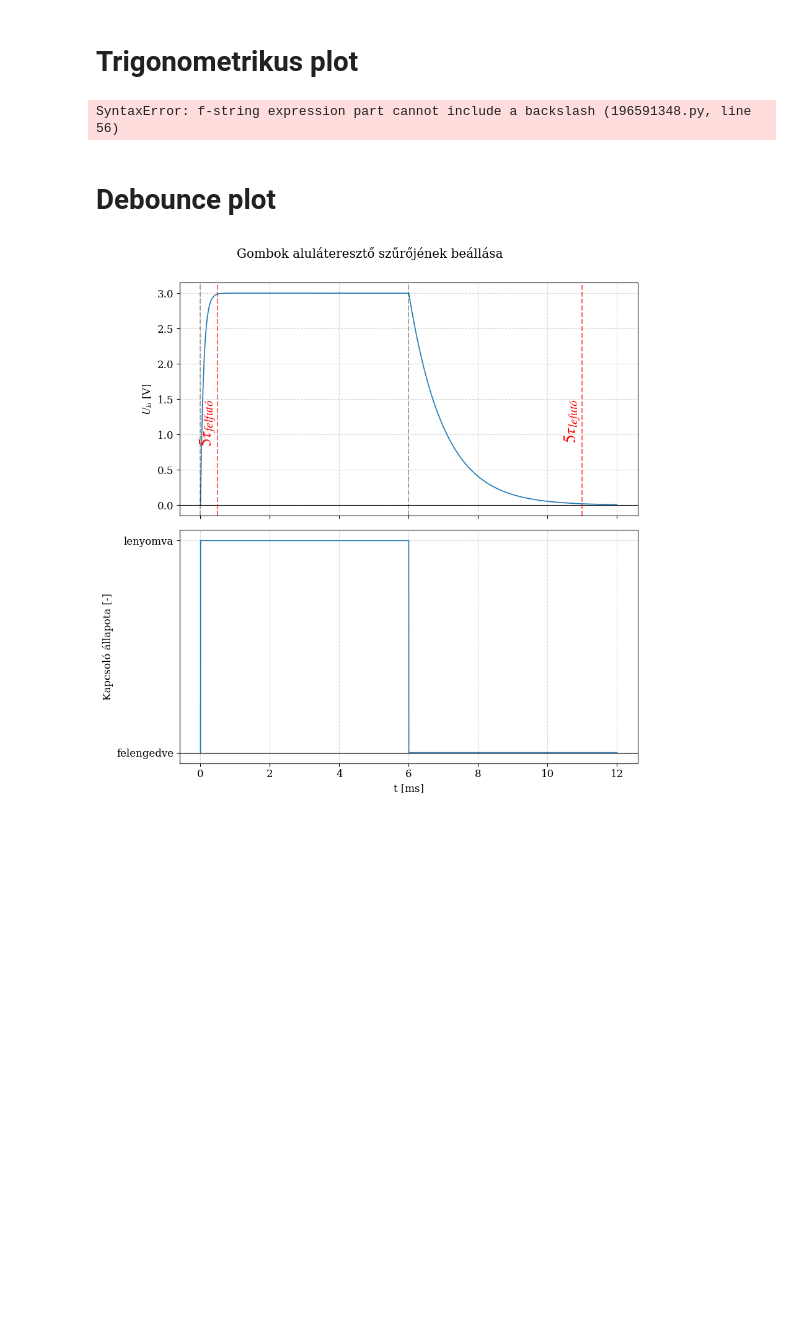
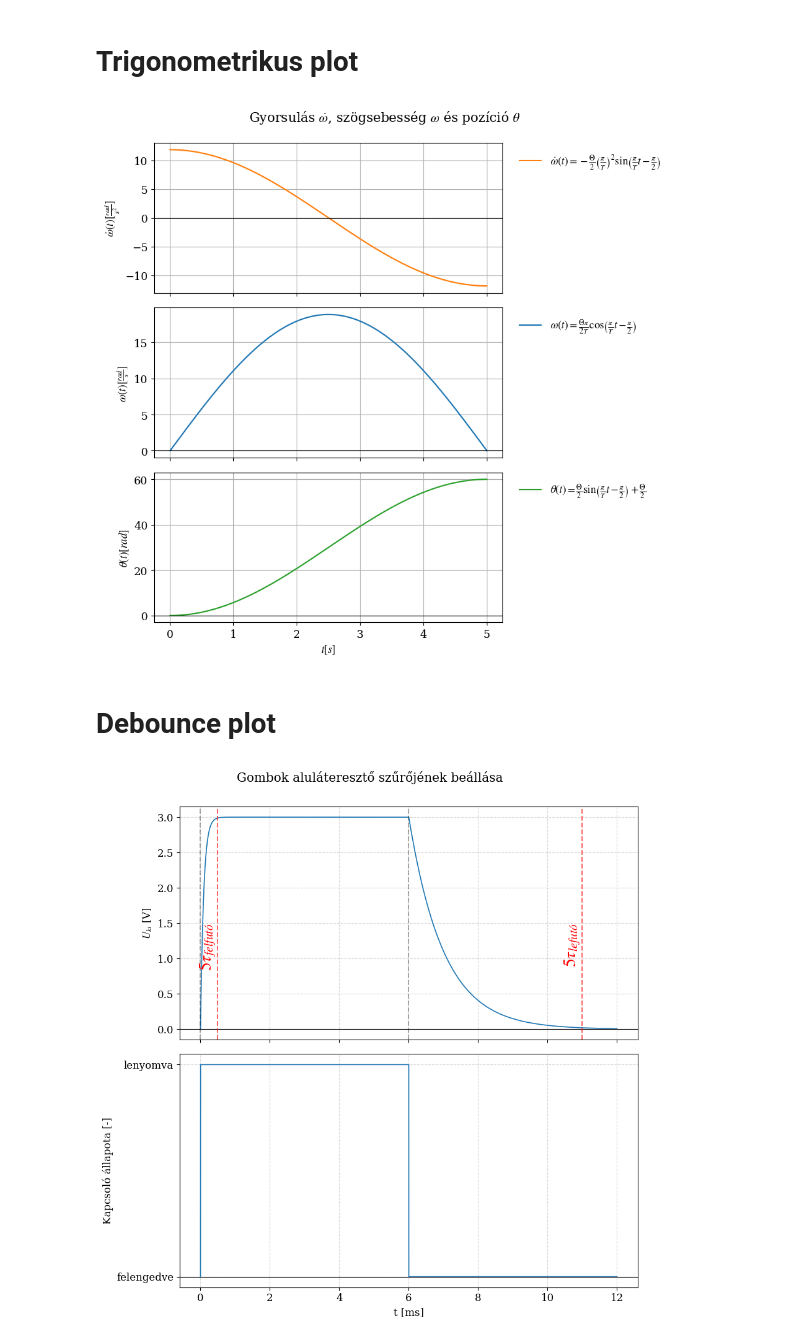
Before and after one commit to SAndras01/Masters-thesis, a Jupyter notebook: python/Figures/plots.ipynb, the cells around one changed output. Drawn from its saved outputs; the diff is of its cells as text; code cells hidden in the pictures; blank space fills up the shorter version.

```diff
--- a/python/Figures/plots.ipynb
+++ b/python/Figures/plots.ipynb
@@ -29,38 +29,38 @@ omega_dot = - (Theta / 2.0) * (np.pi / T)**2 * np.sin((np.pi / T) * t - np.pi /
 
 # Create 3 vertical subplots: top=omega, middle=omega_dot, bottom=theta
 fig, axs = plt.subplots(3, 1, sharex=True, figsize=(9, 9))
 ax_omega_dot, ax_omega, ax_theta = axs
 
 ax_omega_dot.plot(t, omega_dot, color='C1', label=r'$\dot{\omega}(t)=-\frac{\Theta}{2}\left(\frac{\pi}{T}\right)^2\sin\!\left(\frac{\pi}{T}t-\frac{\pi}{2}\right)$')
-ax_omega_dot.set_ylabel(r'$\dot{\omega}(t)$')
+ax_omega_dot.set_ylabel(r'$\dot{\omega}(t) [\frac{rad}{s^2}]$')
 ax_omega_dot.legend(loc='upper right', frameon=False)
 ax_omega_dot.grid(True)
 
 ax_omega.plot(t, omega, color='C0', label=r'$\omega(t)=\frac{\Theta\pi}{2T}\cos\!\left(\frac{\pi}{T}t-\frac{\pi}{2}\right)$')
-ax_omega.set_ylabel(r'$\omega(t)$')
+ax_omega.set_ylabel(r'$\omega(t) [\frac{rad}{s}]$')
 ax_omega.legend(loc='upper right', frameon=False)
 ax_omega.grid(True)
 
 ax_theta.plot(t, theta, color='C2', label=r'$\theta(t)=\frac{\Theta}{2}\sin\!\left(\frac{\pi}{T}t-\frac{\pi}{2}\right)+\frac{\Theta}{2}$')
 ax_theta.set_xlabel(r'$t [s]$')
-ax_theta.set_ylabel(r'$\theta(t)$')
+ax_theta.set_ylabel(r'$\theta(t) [rad]$')
 ax_theta.legend(loc='upper right', frameon=False)
 ax_theta.grid(True)
 
 # make the zereo lines thicker
 for ax in axs:
     ax.axhline(0, color='black', linewidth=0.8)
 
 #put the legends outside the plots
 ax_omega_dot.legend(loc='upper left', bbox_to_anchor=(1.02, 1), frameon=False)
 ax_omega.legend(loc='upper left', bbox_to_anchor=(1.02, 1), frameon=False)
 ax_theta.legend(loc='upper left', bbox_to_anchor=(1.02, 1), frameon=False)
 
-fig.suptitle(f"Gyorsulás {r'$\dot{\omega}$'}, szögsebesség {r'$\omega$'} és pozíció {r'$\theta$'}", y=0.95)
+fig.suptitle(r"Gyorsulás $\dot{\omega}$, szögsebesség $\omega$ és pozíció $\theta$", y=0.95)
 plt.tight_layout(rect=[0, 0, 1, 0.96])
 plt.show()
 # %% [output]
-SyntaxError: f-string expression part cannot include a backslash (196591348.py, line 56)
+[figure, added]
 # %% [markdown]
 # Debounce plot
 # %%
```
Also changed, not shown: 9 other files.
